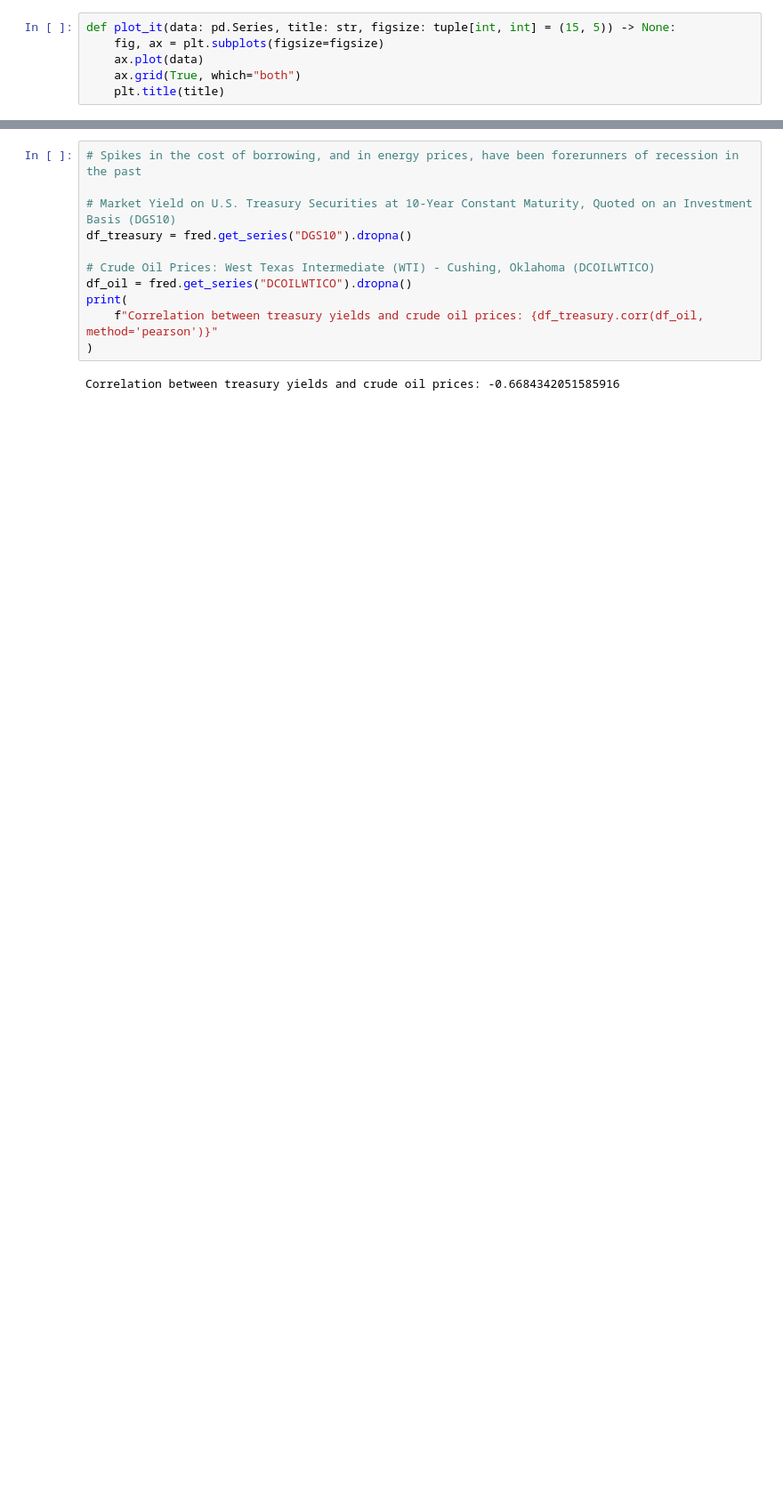
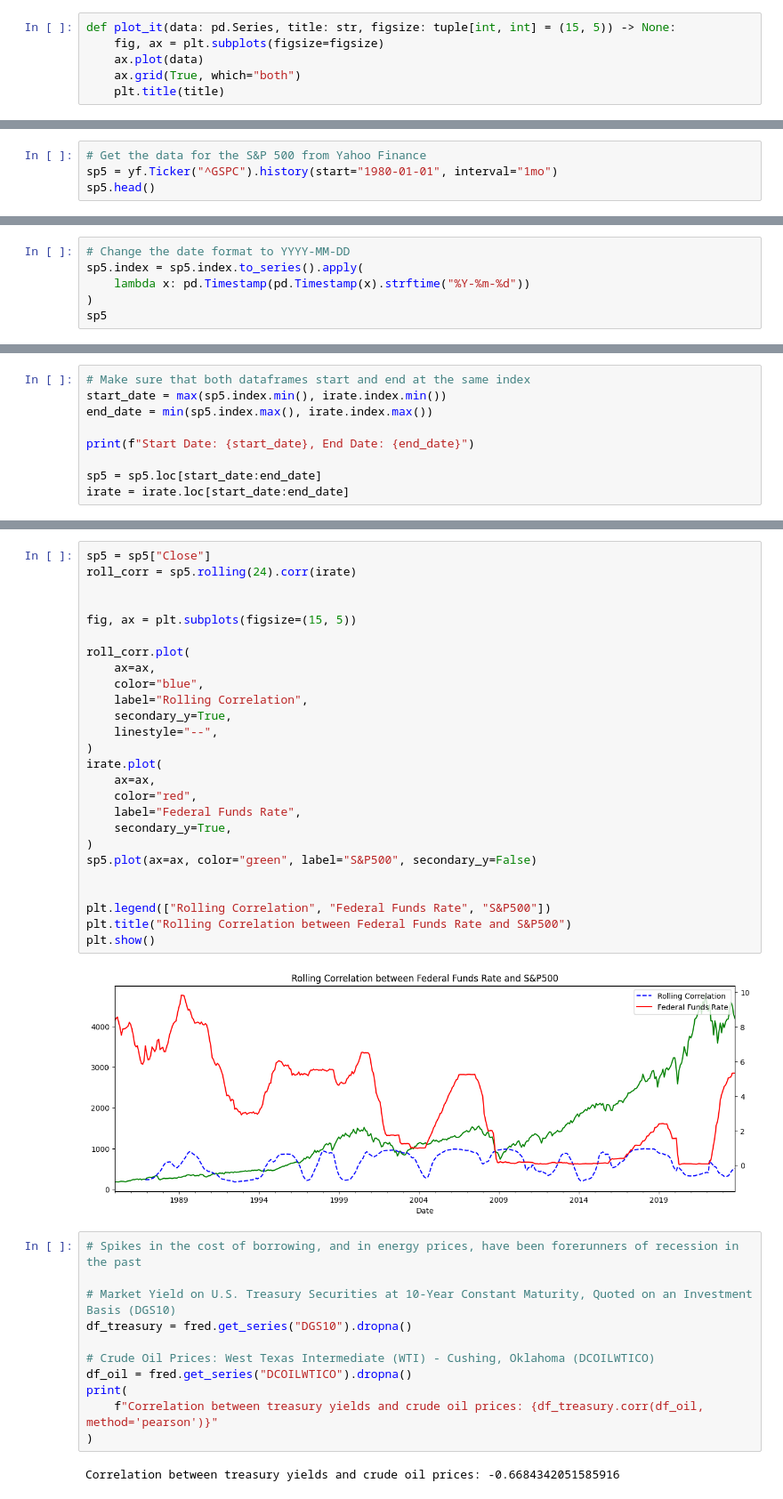
Before and after one commit to RoryGlenn/RecessionDetection, a Jupyter notebook: correlation.ipynb, the cells around one changed output, grey strips where cells are left out. Shown at 89% size. Saved outputs shown, nothing was run; the diff lists cells and outputs as text; blank space fills up the shorter version.

Commit message:
Updating correlation and indicators

```diff
--- a/correlation.ipynb
+++ b/correlation.ipynb
@@ -48,0 +48,4 @@ df_sp500.corr(df_fed_funds, method="pearson")
+# %%
+# Get the data for the S&P 500 from Yahoo Finance
+sp5 = yf.Ticker("^GSPC").history(start="1980-01-01", interval="1mo")
+sp5.head()
@@ -48,0 +60,6 @@ df_sp500.corr(df_fed_funds, method="pearson")
+# %%
+# Change the date format to YYYY-MM-DD
+sp5.index = sp5.index.to_series().apply(
+    lambda x: pd.Timestamp(pd.Timestamp(x).strftime("%Y-%m-%d"))
+)
+sp5
@@ -48,0 +81,9 @@ df_sp500.corr(df_fed_funds, method="pearson")
+# %%
+# Make sure that both dataframes start and end at the same index
+start_date = max(sp5.index.min(), irate.index.min())
+end_date = min(sp5.index.max(), irate.index.max())
+
+print(f"Start Date: {start_date}, End Date: {end_date}")
+
+sp5 = sp5.loc[start_date:end_date]
+irate = irate.loc[start_date:end_date]
@@ -49,3 +109,31 @@ df_sp500.corr(df_fed_funds, method="pearson")
+# %%
+sp5 = sp5["Close"]
+roll_corr = sp5.rolling(24).corr(irate)
+
+
+fig, ax = plt.subplots(figsize=(15, 5))
+
+roll_corr.plot(
+    ax=ax,
+    color="blue",
+    label="Rolling Correlation",
+    secondary_y=True,
+    linestyle="--",
+)
+irate.plot(
+    ax=ax,
+    color="red",
+    label="Federal Funds Rate",
+    secondary_y=True,
+)
+sp5.plot(ax=ax, color="green", label="S&P500", secondary_y=False)
+
+
+plt.legend(["Rolling Correlation", "Federal Funds Rate", "S&P500"])
+plt.title("Rolling Correlation between Federal Funds Rate and S&P500")
+plt.show()
+# %% [output]
+[figure, added]
 # %%
 # Spikes in the cost of borrowing, and in energy prices, have been forerunners of recession in the past
 
```
Also changed, not shown: parts of 12 cells of this notebook, 3 other files.
